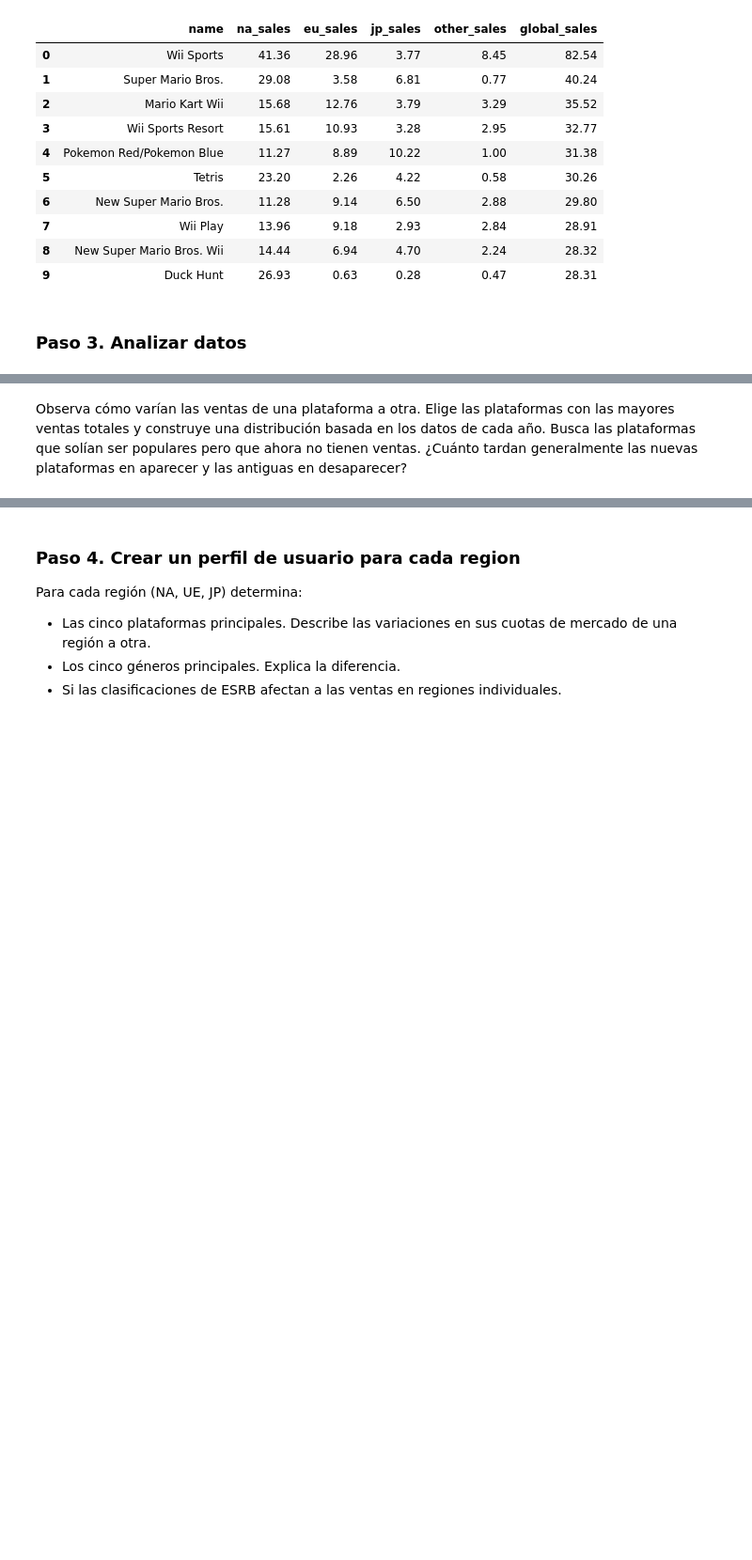
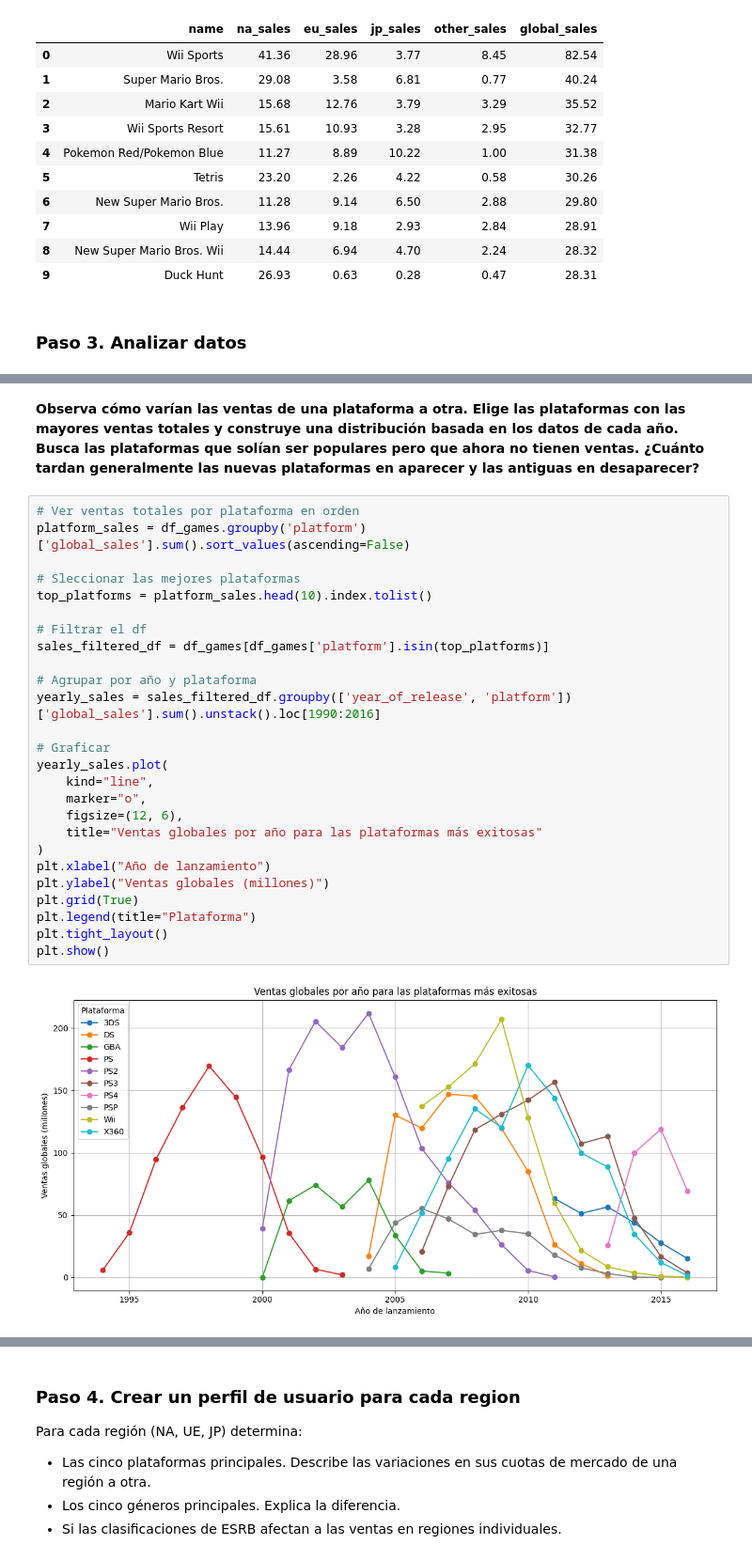
Before and after one commit to RulasBoy/TripleTen-Bootcamp, a Jupyter notebook: Sprint 6/notebook.ipynb, the cells around one changed output, grey strips where cells are left out. Shown at 94% size. Saved outputs shown, nothing was run; the diff lists cells and outputs as text; blank space fills up the shorter version.

```diff
--- a/Sprint 6/notebook.ipynb
+++ b/Sprint 6/notebook.ipynb
@@ -262,2 +284,30 @@ Mira cuántos juegos fueron lanzados en diferentes años. ¿Son significativos l
 # %% [markdown]
-Observa cómo varían las ventas de una plataforma a otra. Elige las plataformas con las mayores ventas totales y construye una distribución basada en los datos de cada año. Busca las plataformas que solían ser populares pero que ahora no tienen ventas. ¿Cuánto tardan generalmente las nuevas plataformas en aparecer y las antiguas en desaparecer?
+**Observa cómo varían las ventas de una plataforma a otra. Elige las plataformas con las mayores ventas totales y construye una distribución basada en los datos de cada año. Busca las plataformas que solían ser populares pero que ahora no tienen ventas. ¿Cuánto tardan generalmente las nuevas plataformas en aparecer y las antiguas en desaparecer?**
+# %%
+# Ver ventas totales por plataforma en orden
+platform_sales = df_games.groupby('platform')['global_sales'].sum().sort_values(ascending=False)
+
+# Sleccionar las mejores plataformas
+top_platforms = platform_sales.head(10).index.tolist()
+
+# Filtrar el df
+sales_filtered_df = df_games[df_games['platform'].isin(top_platforms)]
+
+# Agrupar por año y plataforma
+yearly_sales = sales_filtered_df.groupby(['year_of_release', 'platform'])['global_sales'].sum().unstack().loc[1990:2016]
+
+# Graficar
+yearly_sales.plot(
+    kind="line",
+    marker="o",
+    figsize=(12, 6),
+    title="Ventas globales por año para las plataformas más exitosas"
+)
+plt.xlabel("Año de lanzamiento")
+plt.ylabel("Ventas globales (millones)")
+plt.grid(True)
+plt.legend(title="Plataforma")
+plt.tight_layout()
+plt.show()
+# %% [output]
+[figure, added]
```
Also changed, not shown: parts of 11 cells of this notebook.
